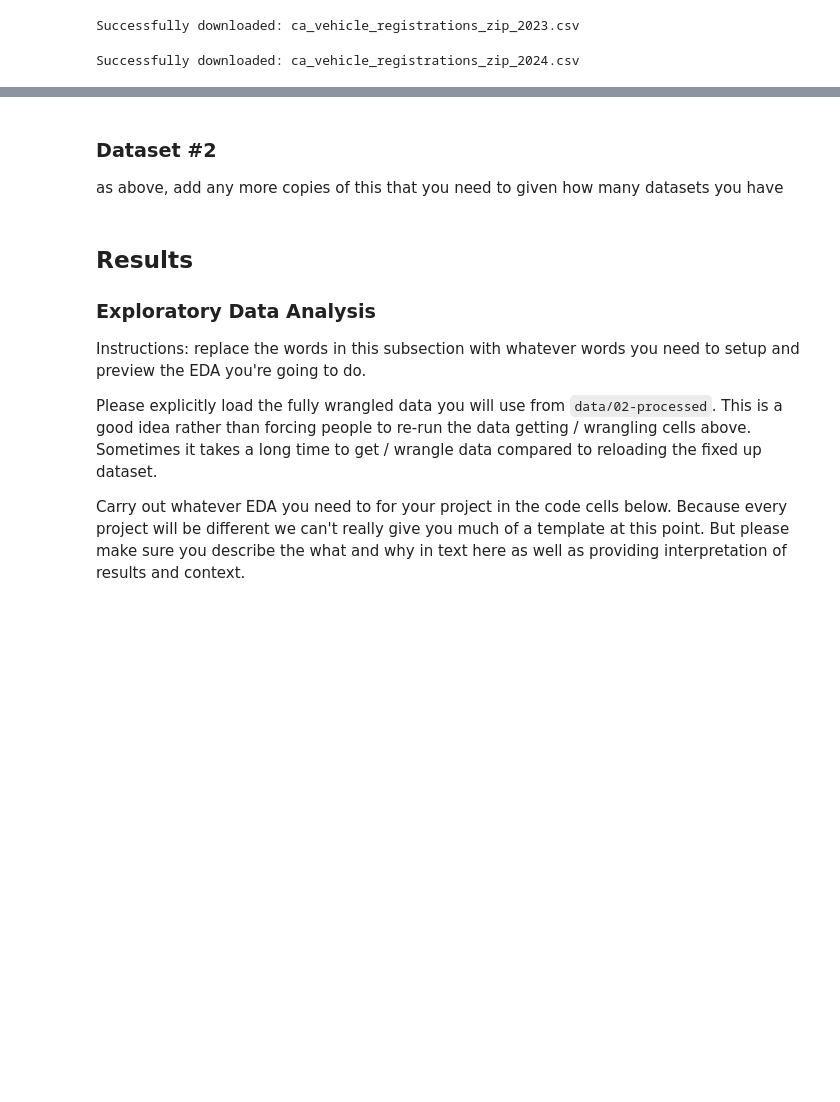
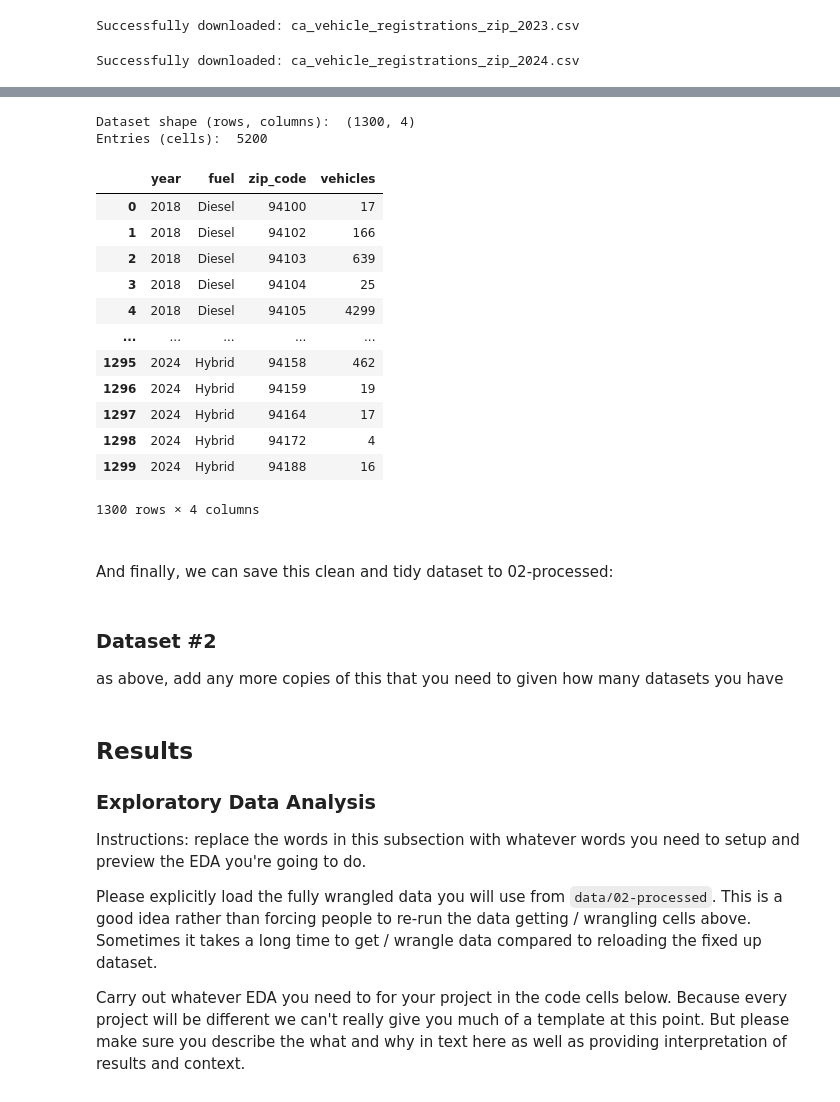
Before and after one commit to COGS108/Group026_WI26, a Jupyter notebook: 02-EDACheckpoint.ipynb, the cells around one changed output, grey strips where cells are left out. Saved outputs shown, nothing was run; the diff lists cells and outputs as text; code cells hidden in the pictures; blank space fills up the shorter version.

Commit message:
improved sf data wrangling

```diff
--- a/02-EDACheckpoint.ipynb
+++ b/02-EDACheckpoint.ipynb
@@ -146,0 +173,15 @@ Name: count, dtype: int64
+# %%
+# keep only key columns
+ca_vehicle_clean_data = ca_vehicle_df[['date', 'zip_code', 'fuel', 'vehicles']].copy()
+
+ca_vehicle_clean_data = ca_vehicle_clean_data.dropna()
+
+ca_vehicle_clean_data['zip_code'] = ca_vehicle_clean_data['zip_code'].astype(str).str.strip()
+ca_vehicle_clean_data['fuel'] = ca_vehicle_clean_data['fuel'].astype(str).str.strip().str.lower()
+
+# remove unknown / other values
+unk_values = ['unk', 'unknown', 'other', '']
+ca_vehicle_clean_data = ca_vehicle_clean_data[
+    ~ca_vehicle_clean_data['zip_code'].isin(unk_values) &
+    ~ca_vehicle_clean_data['fuel'].isin(unk_values)
+]
@@ -146,0 +257,23 @@ Name: count, dtype: int64
+# %%
+print("Dataset shape (rows, columns): ", sf_vehicle_data.shape)
+print("Entries (cells): ", sf_vehicle_data.size)
+sf_vehicle_data
+# %% [output]
+Dataset shape (rows, columns):  (1300, 4)
+Entries (cells):  5200
+|  | year | fuel | zip_code | vehicles |
+| 0 | 2018 | Diesel | 94100 | 17 |
+| 1 | 2018 | Diesel | 94102 | 166 |
+| 2 | 2018 | Diesel | 94103 | 639 |
+| 3 | 2018 | Diesel | 94104 | 25 |
+| 4 | 2018 | Diesel | 94105 | 4299 |
+| ... | ... | ... | ... | ... |
+| 1295 | 2024 | Hybrid | 94158 | 462 |
+| 1296 | 2024 | Hybrid | 94159 | 19 |
+| 1297 | 2024 | Hybrid | 94164 | 17 |
+| 1298 | 2024 | Hybrid | 94172 | 4 |
+| 1299 | 2024 | Hybrid | 94188 | 16 |
+1300 rows × 4 columns
+# %% [markdown]
+####
+And finally, we can save this clean and tidy dataset to 02-processed:
```
Also changed, not shown: parts of 10 cells of this notebook.
